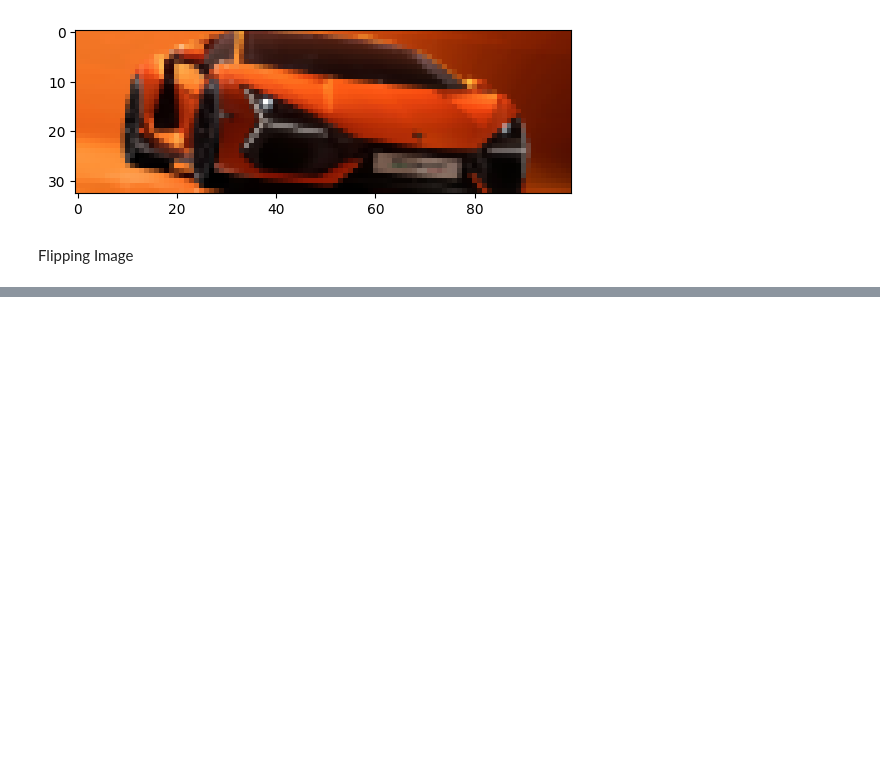
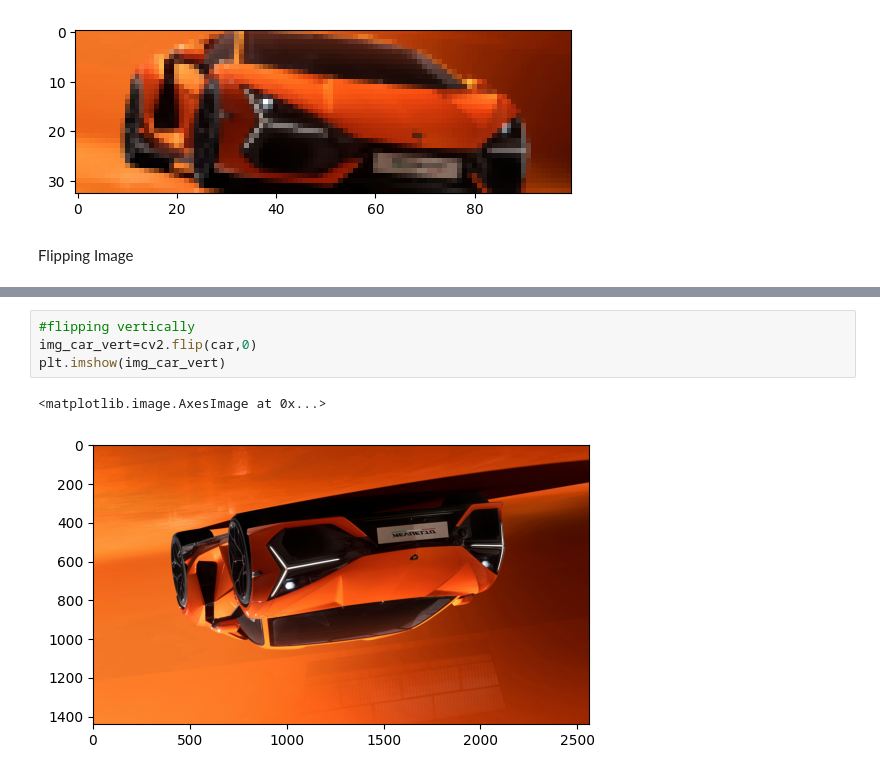
Before and after one commit to codmohar/mohar_vision, a Jupyter notebook: learn/cv22.ipynb, the cells around one changed output, grey strips where cells are left out. Drawn from its saved outputs; the diff is of its cells as text; blank space fills up the shorter version.

```diff
--- a/learn/cv22.ipynb
+++ b/learn/cv22.ipynb
@@ -141,0 +149,7 @@ Flipping Image
+# %%
+#flipping vertically
+img_car_vert=cv2.flip(car,0)
+plt.imshow(img_car_vert)
+# %% [output]
+<matplotlib.image.AxesImage at 0x...>
+[figure, added]
```
Also changed, not shown: parts of 2 cells of this notebook, 1 other file.
